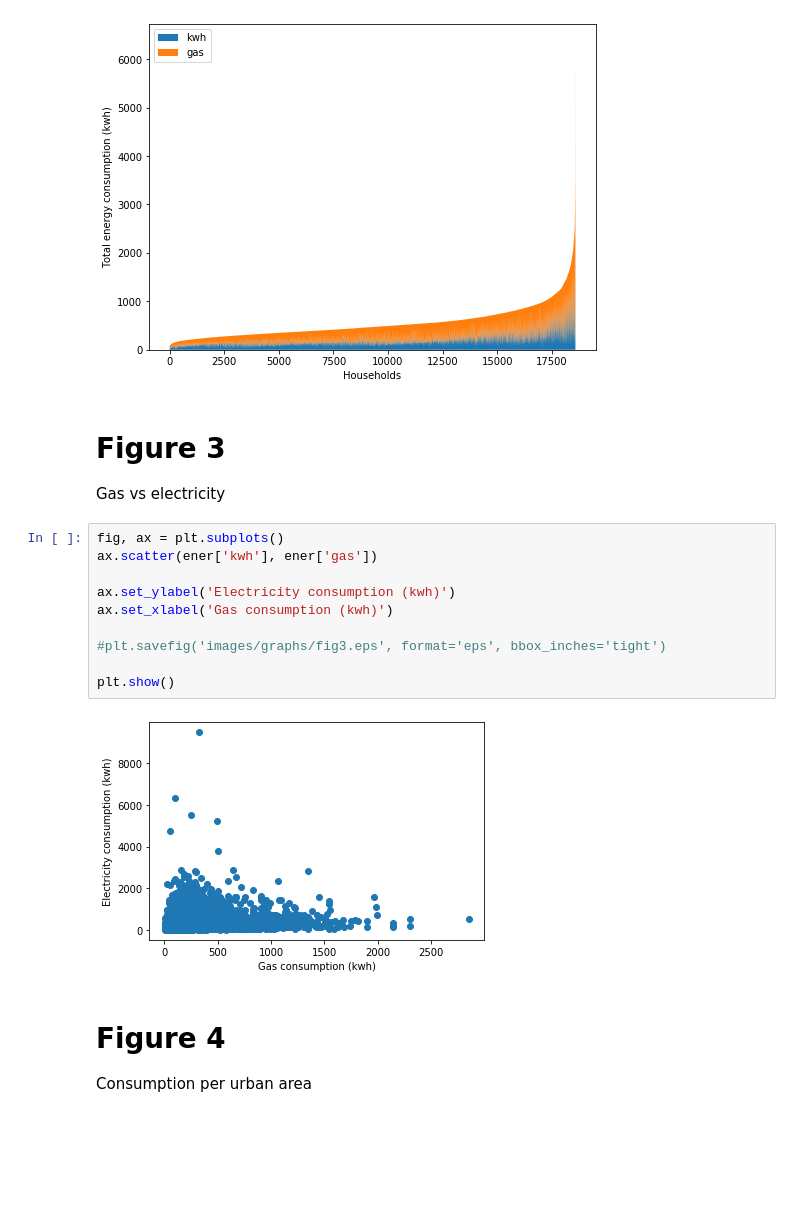
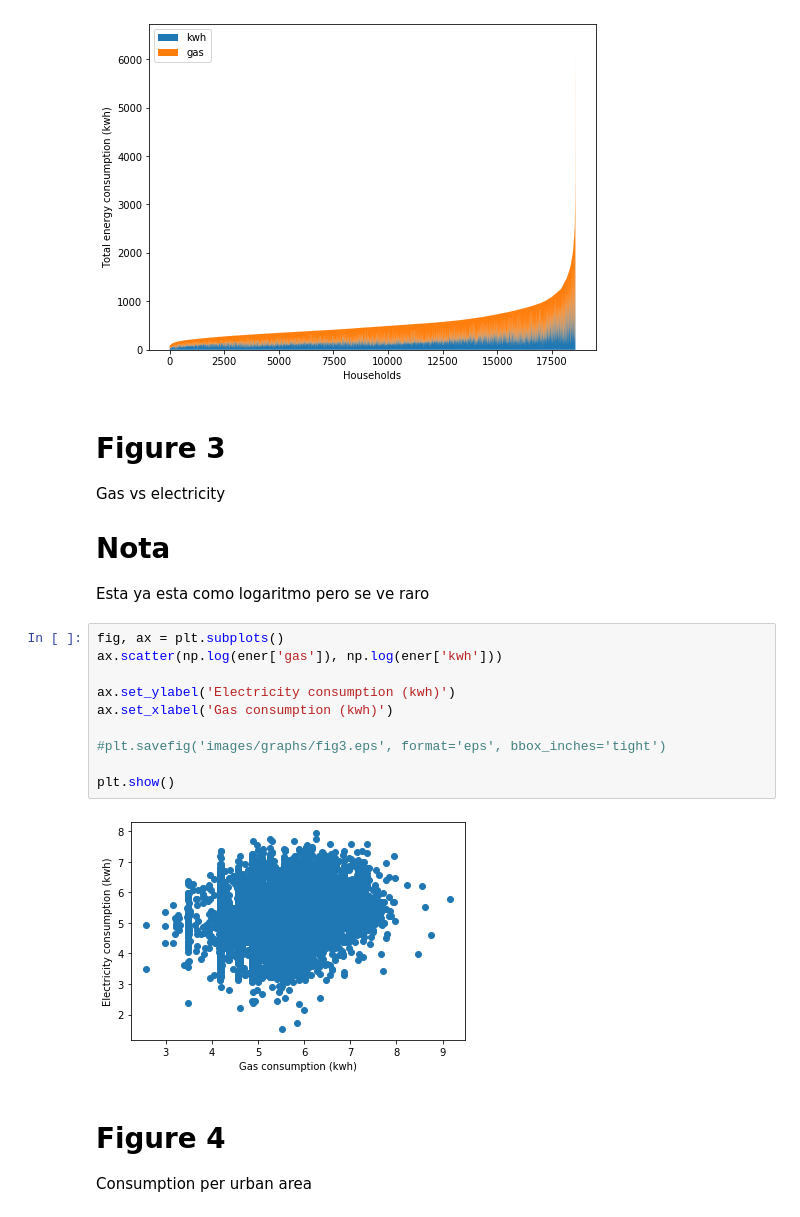
Before and after one commit to Sergio-Huezo/ResEleCon-MX, a Jupyter notebook: Final.ipynb, the cells around one changed output. Drawn from its saved outputs; the diff is of its cells as text; blank space fills up the shorter version.

```diff
--- a/Final.ipynb
+++ b/Final.ipynb
@@ -150,18 +153,21 @@ plt.show()
 # %% [markdown]
 # Figure 3
 Gas vs electricity
+
+# Nota
+Esta ya esta como logaritmo pero se ve raro
 # %%
 fig, ax = plt.subplots()
-ax.scatter(ener['kwh'], ener['gas'])
+ax.scatter(np.log(ener['gas']), np.log(ener['kwh']))
 
 ax.set_ylabel('Electricity consumption (kwh)')
 ax.set_xlabel('Gas consumption (kwh)')
 
 #plt.savefig('images/graphs/fig3.eps', format='eps', bbox_inches='tight')
 
 plt.show()
 # %% [output]
-[figure, old version]
+[figure, new version]
 # %% [markdown]
 # Figure 4
 Consumption per urban area
```
Also changed, not shown: parts of 15 cells of this notebook, 2 other files.
